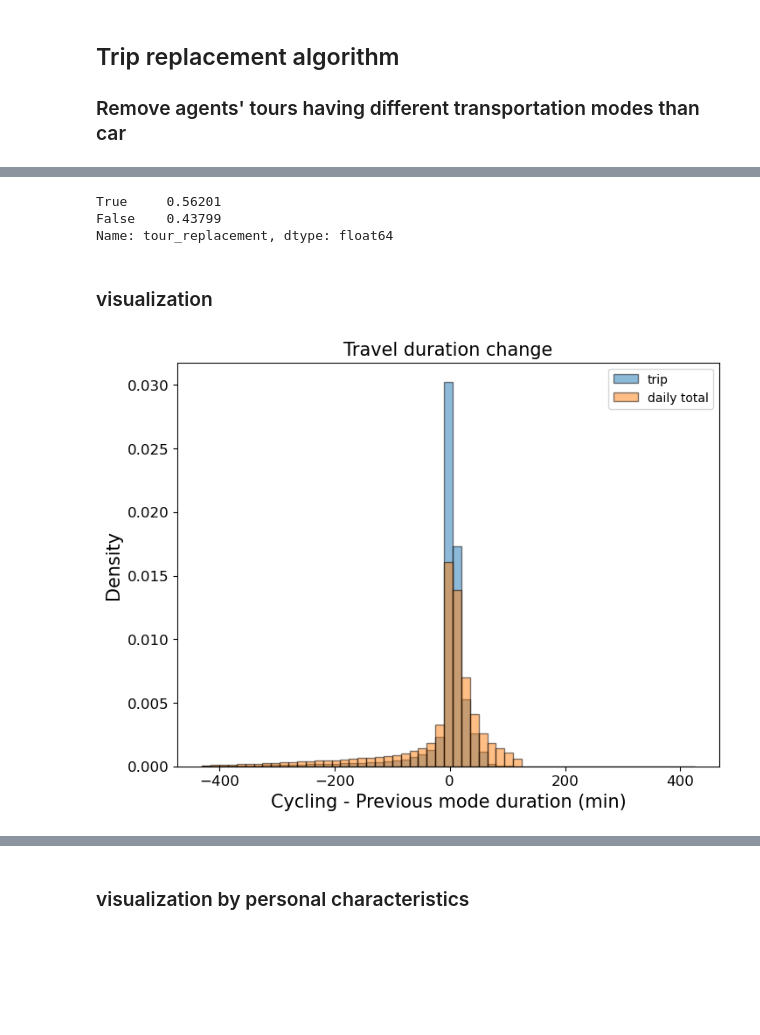
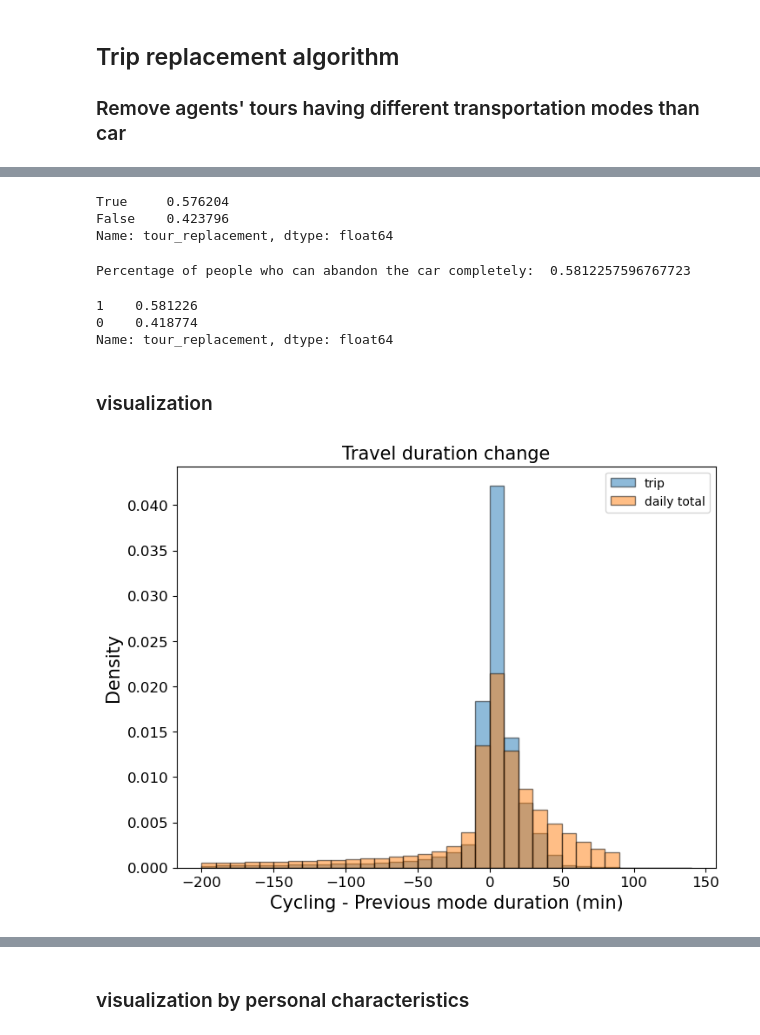
Before and after one commit to tozlucaglar/emobility, a Jupyter notebook: src/3-mode_replacement.ipynb, the cells around one changed output, grey strips where cells are left out. Drawn from its saved outputs; the diff is of its cells as text; code cells hidden in the pictures; blank space fills up the shorter version.

```diff
--- a/src/3-mode_replacement.ipynb
+++ b/src/3-mode_replacement.ipynb
@@ -102,3 +97,8 @@ max_increase_in_dail_travel_time = 7200
+# %%
+max_trip_dist = 30000 #(21000, 25500, 28500, 30000, 31500, 34500, 39000)
+activity_time_dividing = 0.3 #(0.21, 0.255, 0.285, 0.3, 0.315, 0.345, 0.39)
+daily_max_trip_dist = 80000 #(56000, 68000, 76000, 80000, 84000, 92000, 104000)
+max_increase_in_dail_travel_time = 5400 #(3780, 4590, 5130, 5400, 5670, 6210, 7020)
 # %%
 df_act = df_act[df_act['mode']=='car']
 
@@ -196,8 +196,8 @@ df_act['tour_replacement'][df_act['daily_duration_change']>max_increase_in_dail_
 
 df_act['tour_replacement'].value_counts()/len(df_act)
 # %% [output]
-True     0.56201
-False    0.43799
+True     0.576204
+False    0.423796
 Name: tour_replacement, dtype: float64
 # %%
 df_act.to_pickle(f"./dbs/output/replacement_bybike.pkl")
@@ -204,26 +206,40 @@ df_act.to_pickle(f"./dbs/output/replacement_bybike.pkl")
+# %%
+df_replacementbyday = df_act.drop_duplicates(subset=['person', 'tour_replacement'])
+df_replacementbyday = df_replacementbyday.groupby(['person'])['tour_replacement'].prod().reset_index()
+
+
+
+print('Percentage of people who can abandon the car completely: ',(df_replacementbyday['tour_replacement'].value_counts()/len(df_replacementbyday))[1])
+
+df_replacementbyday['tour_replacement'].value_counts()/len(df_replacementbyday)
+# %% [output]
+Percentage of people who can abandon the car completely:  0.5812257596767723
+1    0.581226
+0    0.418774
+Name: tour_replacement, dtype: float64
 # %% [markdown]
 ### visualization
 # %%
 import matplotlib.pyplot as plt
 
 daily_dur = df_act.drop_duplicates(subset=['person'])
 
 plt.figure(figsize=(8,6))
-plt.hist(df_act['duration_change'][df_act.tour_replacement==True]/60, density=True, bins=range(-430,430,15), alpha=0.5, align='mid', edgecolor='black', label='trip') #
-plt.hist(daily_dur['daily_duration_change'][daily_dur.tour_replacement==True]/60, density=True, bins=range(-430,430,15), alpha=0.5, align='mid', edgecolor='black', label='daily total') #
+plt.hist(df_act['duration_change'][df_act.tour_replacement==True]/60, density=True, bins=range(-200,150,10), alpha=0.5, align='mid', edgecolor='black', label='trip') #
+plt.hist(daily_dur['daily_duration_change'][daily_dur.tour_replacement==True]/60, density=True, bins=range(-200,150,10), alpha=0.5, align='mid', edgecolor='black', label='daily total') #
 
 
 plt.title('Travel duration change',fontsize=15)
 plt.xlabel('Cycling - Previous mode duration (min)',fontsize=15)
-plt.ylabel('Density',fontsize=15)
+plt.ylabel('Density', fontsize=15)
 
 plt.legend(loc='upper right',fontsize=10)
 plt.xticks(fontsize = 12)
 plt.yticks(fontsize = 12)
 
 plt.show()
 # %% [output]
-[figure, old version]
+[figure, new version]
 # %%
 import matplotlib.pyplot as plt
 
```
Also changed, not shown: parts of 21 cells of this notebook, 4 other files.
